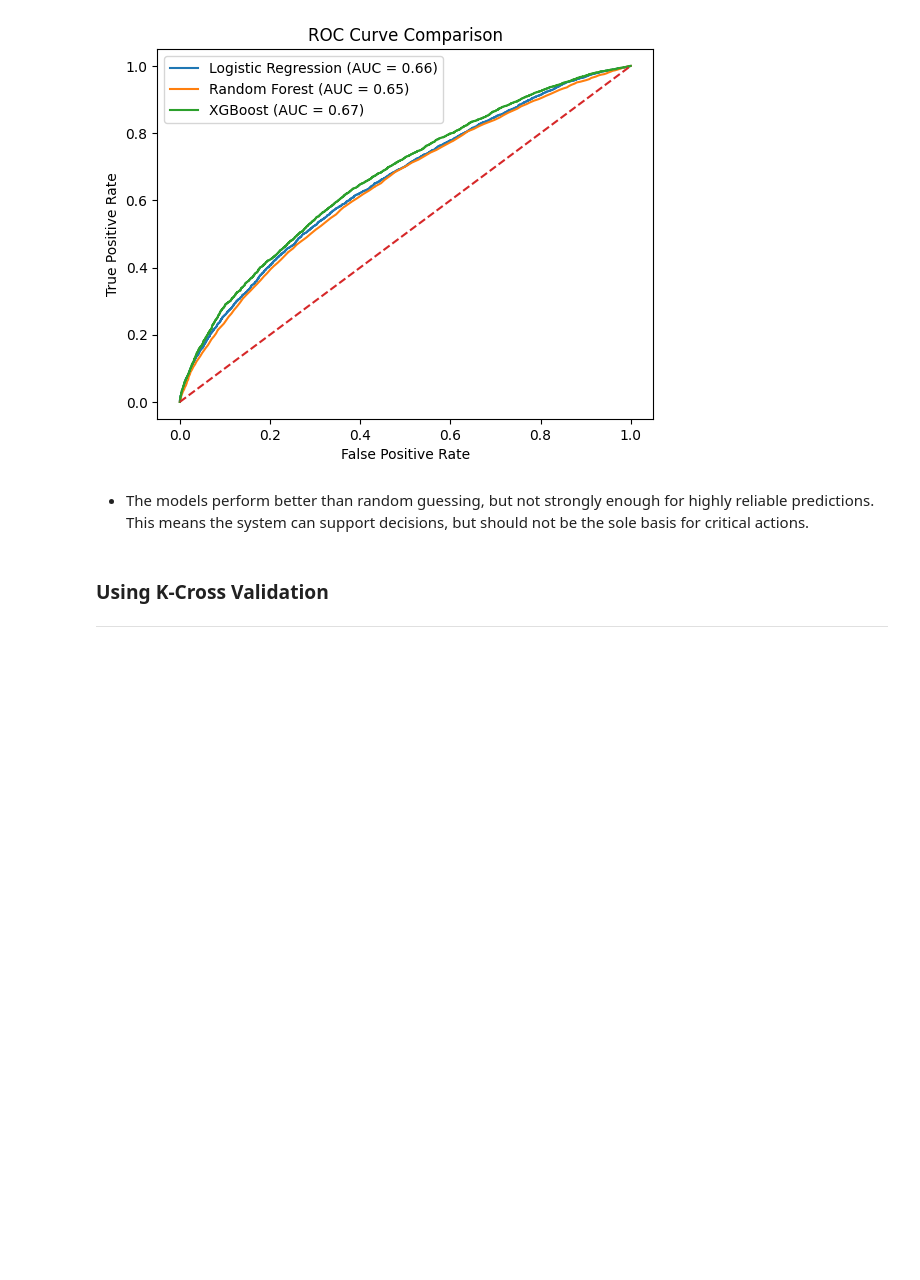
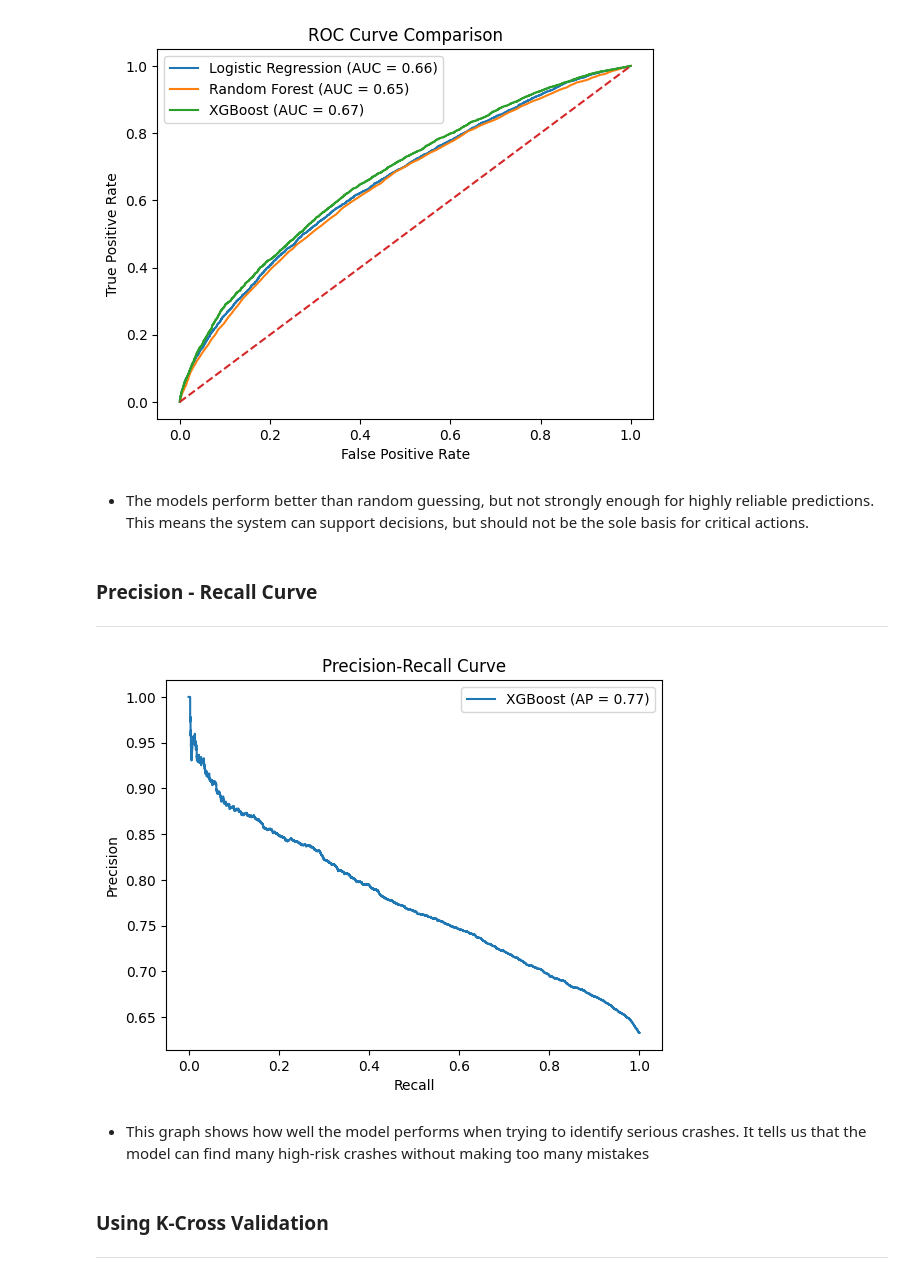
Before and after one commit to Wanyiri9dave/crash-dataset-analysis, a Jupyter notebook: crash_severity_prediction.ipynb, the cells around one changed output. Saved outputs shown, nothing was run; the diff lists cells and outputs as text; code cells hidden in the pictures; blank space fills up the shorter version.

Commit message:
added precision - recall curve

```diff
--- a/crash_severity_prediction.ipynb
+++ b/crash_severity_prediction.ipynb
@@ -414,6 +399,34 @@ plt.show()
 [figure]
 # %% [markdown]
 * The models perform better than random guessing, but not strongly enough for highly reliable predictions. This means the system can support decisions, but should not be the sole basis for critical actions.
+# %% [markdown]
+### Precision - Recall Curve
+
+---
+# %%
+from sklearn.metrics import precision_recall_curve, average_precision_score
+
+# Get probabilities (example: XGBoost)
+y_probs_xgb = xgb.predict_proba(X_test_xgb)[:, 1]
+
+# Compute precision-recall values
+precision, recall, thresholds = precision_recall_curve(y_test, y_probs_xgb)
+
+# Average precision score
+ap_score = average_precision_score(y_test, y_probs_xgb)
+
+# Plot
+plt.figure()
+plt.plot(recall, precision, label=f'XGBoost (AP = {ap_score:.2f})')
+plt.xlabel('Recall')
+plt.ylabel('Precision')
+plt.title('Precision-Recall Curve')
+plt.legend()
+plt.show()
+# %% [output]
+[figure, added]
+# %% [markdown]
+* This graph shows how well the model performs when trying to identify serious crashes. It tells us that the model can find many high-risk crashes without making too many mistakes
 # %% [markdown]
 ### Using K-Cross Validation
 
```
Also changed, not shown: parts of 1 cell of this notebook.
